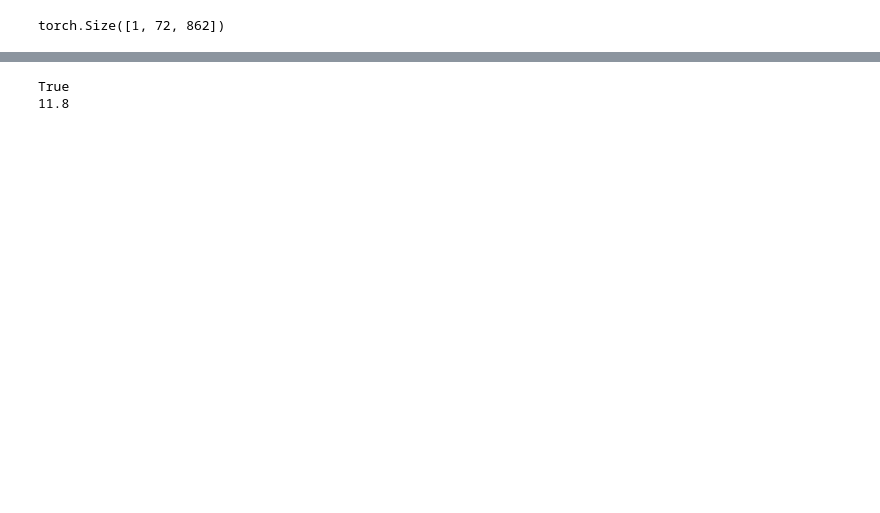
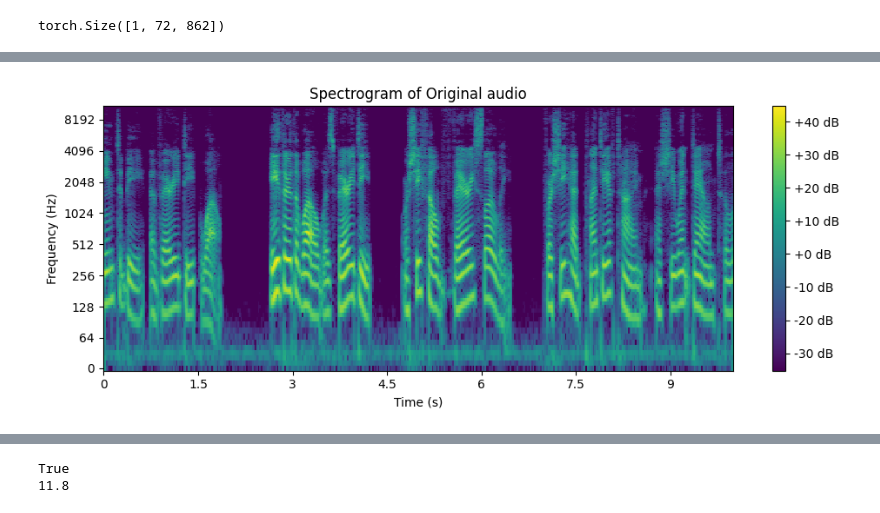
Before and after one commit to Lekha827/AudioDeepfake, a Jupyter notebook: dac.ipynb, the cells around one changed output, grey strips where cells are left out. Saved outputs shown, nothing was run; the diff lists cells and outputs as text; code cells hidden in the pictures; blank space fills up the shorter version.

```diff
--- a/dac.ipynb
+++ b/dac.ipynb
@@ -37,7 +77,7 @@ model_path = dac.utils.download(model_type="44khz")
 
 model = dac.DAC.load(model_path, device = "cuda")
 
-current_dir = os.path.dirname(__file__)
+current_dir = os.getcwd()
 
 # Load audio signal file
 file_path = os.path.join(current_dir, "sample_9.wav")
@@ -56,15 +96,15 @@ y = model.decode(z)
 # Alternatively, use the `compress` and `decompress` functions
 # to compress long files.
 
-# signal = signal.cpu()
-# x = model.compress(signal)
+signal = signal.cpu()
+x = model.compress(signal)
 
-# # Save and load to and from disk
-# x.save("compressed.dac")
-# x = dac.DACFile.load("compressed.dac")
+# Save and load to and from disk
+x.save("compressed.dac")
+x = dac.DACFile.load("compressed.dac")
 
-# # Decompress it back to an AudioSignal
-# y = model.decompress(x)
+# Decompress it back to an AudioSignal
+y = model.decompress(x)
 
-# Write to file
-# y.write('output.wav')
+#Write to file
+y.write('output.wav')
@@ -78,0 +117,65 @@ Error:
+# %%
+#Create spectograms for input and output audio files
+
+import librosa
+import librosa.display
+import matplotlib.pyplot as plt
+
+def plot_spectrogram(audio_file, title):
+    # Load the audio file
+    y, sr = librosa.load(audio_file)
+
+    # Compute the STFT and convert to decibel scale
+    stft = librosa.stft(y)
+    spectrogram = librosa.amplitude_to_db(abs(stft))
+
+    # Plot the spectrogram
+    plt.figure(figsize=(10, 4))
+    librosa.display.specshow(spectrogram, sr=sr, x_axis='time', y_axis='log', cmap='viridis')
+    plt.colorbar(format='%+2.0f dB')
+    plt.title(title)
+    plt.xlabel("Time (s)")
+    plt.ylabel("Frequency (Hz)")
+    plt.tight_layout()
+    plt.show()
+
+
+
+def plot_spectrogram_difference(audio_file1, audio_file2):
+    # Load and compute spectrograms for both audio files
+    y1, sr1 = librosa.load(audio_file1)
+    y2, sr2 = librosa.load(audio_file2)
+
+    if sr1 != sr2:
+        raise ValueError("Sample rates of the two audio files do not match. Please resample to the same rate.")
+
+    # Compute the STFT for both signals
+    stft1 = librosa.stft(y1)
+    stft2 = librosa.stft(y2)
+
+    # Convert to decibel scale
+    spectrogram1 = librosa.amplitude_to_db(abs(stft1))
+    spectrogram2 = librosa.amplitude_to_db(abs(stft2))
+
+    # Compute the difference between the two spectrograms
+    spectrogram_diff = spectrogram1 - spectrogram2
+
+    # Plot the difference
+    plt.figure(figsize=(10, 4))
+    librosa.display.specshow(spectrogram_diff, sr=sr1, x_axis='time', y_axis='log', cmap='coolwarm')
+    plt.colorbar(format='%+2.0f dB')
+    plt.title("Difference between Spectrograms")
+    plt.xlabel("Time (s)")
+    plt.ylabel("Frequency (Hz)")
+    plt.tight_layout()
+    plt.show()
+# File paths for the two audio files
+audio_file1 = 'sample_9.wav'  # original audio
+audio_file2 = 'output.wav'  # output audio file from dac
+
+# Plot spectrograms for both files
+plot_spectrogram(audio_file1, title="Spectrogram of Original audio")
+plot_spectrogram(audio_file2, title="Spectrogram of dac codec generated audio")
+plot_spectrogram_difference(audio_file1, audio_file2)
+# %% [output]
+[figure, added]
```
Also changed, not shown: parts of 10 cells of this notebook.
